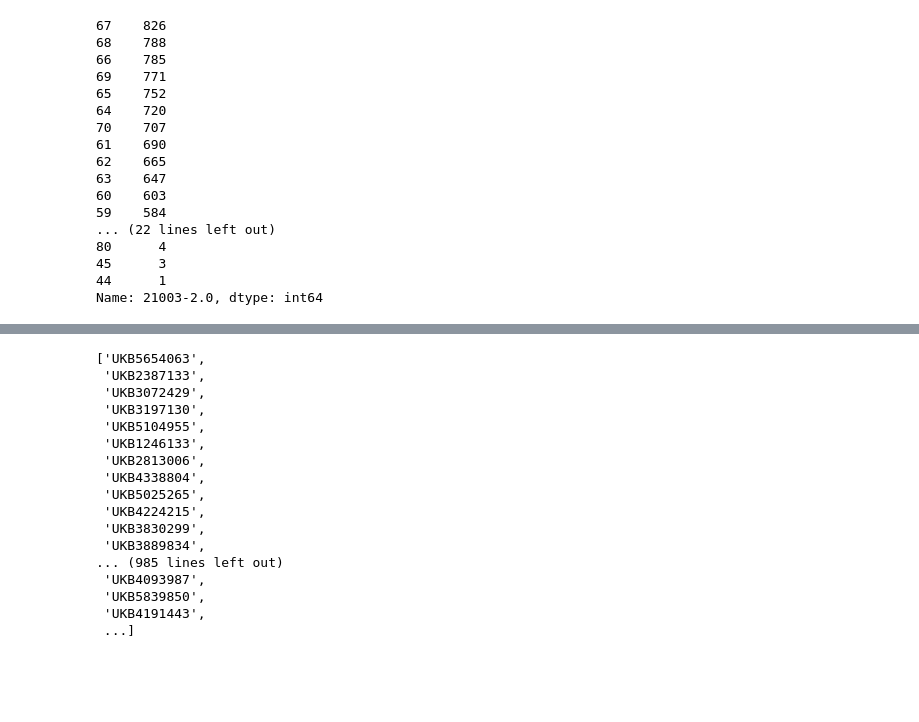
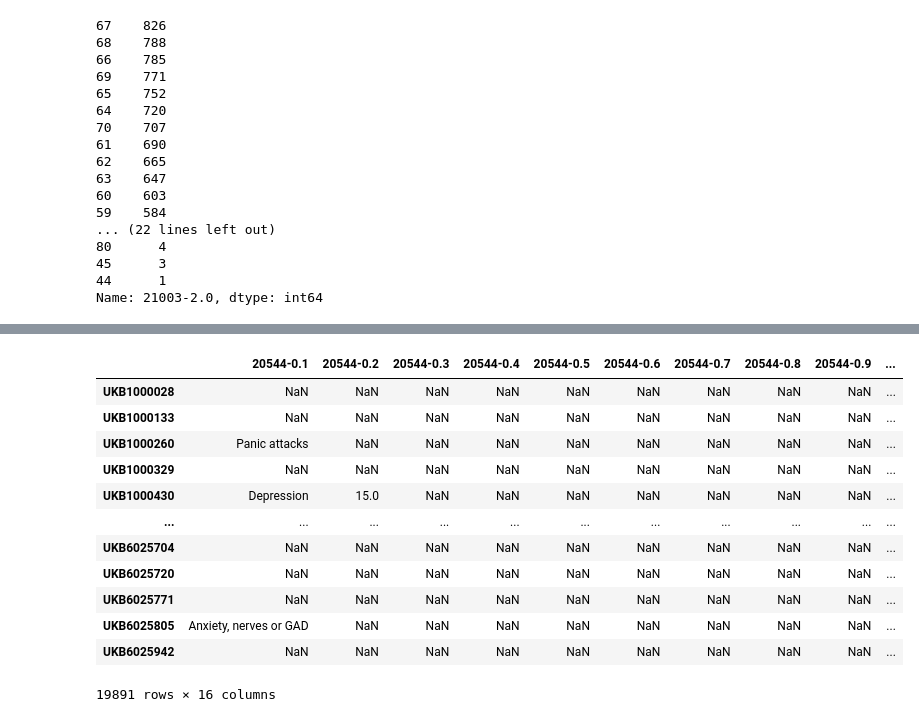
Before and after one commit to kamilest/brain-age-gnn, a Jupyter notebook: notebooks/phenotype.ipynb, the cells around one changed output, grey strips where cells are left out. Drawn from its saved outputs; the diff is of its cells as text; code cells hidden in the pictures; blank space fills up the shorter version.

Commit message:
Update phenotype exploration of phenotype features, test cases.

```diff
--- a/notebooks/phenotype.ipynb
+++ b/notebooks/phenotype.ipynb
@@ -293,20 +374,16 @@ labels = phenotype_train['21003-2.0'][idx].to_list()
-# %%
-phenotype_train.iloc[idx].index.tolist()
-# %% [output]
-['UKB5654063',
- 'UKB2387133',
- 'UKB3072429',
- 'UKB3197130',
- 'UKB5104955',
- 'UKB1246133',
- 'UKB2813006',
- 'UKB4338804',
- 'UKB5025265',
- 'UKB4224215',
- 'UKB3830299',
- 'UKB3889834',
-... (985 lines left out)
- 'UKB4093987',
- 'UKB5839850',
- 'UKB4191443',
- ...]
+# %%
+phenotype[['20544-0.' + str(i) for i in range(1, 17)]]
+# %% [output]
+|  | 20544-0.1 | 20544-0.2 | 20544-0.3 | 20544-0.4 | 20544-0.5 | 20544-0.6 | 20544-0.7 | 20544-0.8 | 20544-0.9 | ... |
+| UKB1000028 | NaN | NaN | NaN | NaN | NaN | NaN | NaN | NaN | NaN | ... |
+| UKB1000133 | NaN | NaN | NaN | NaN | NaN | NaN | NaN | NaN | NaN | ... |
+| UKB1000260 | Panic attacks | NaN | NaN | NaN | NaN | NaN | NaN | NaN | NaN | ... |
+| UKB1000329 | NaN | NaN | NaN | NaN | NaN | NaN | NaN | NaN | NaN | ... |
+| UKB1000430 | Depression | 15.0 | NaN | NaN | NaN | NaN | NaN | NaN | NaN | ... |
+| ... | ... | ... | ... | ... | ... | ... | ... | ... | ... | ... |
+| UKB6025704 | NaN | NaN | NaN | NaN | NaN | NaN | NaN | NaN | NaN | ... |
+| UKB6025720 | NaN | NaN | NaN | NaN | NaN | NaN | NaN | NaN | NaN | ... |
+| UKB6025771 | NaN | NaN | NaN | NaN | NaN | NaN | NaN | NaN | NaN | ... |
+| UKB6025805 | Anxiety, nerves or GAD | NaN | NaN | NaN | NaN | NaN | NaN | NaN | NaN | ... |
+| UKB6025942 | NaN | NaN | NaN | NaN | NaN | NaN | NaN | NaN | NaN | ... |
+19891 rows × 16 columns
```
Also changed, not shown: parts of 30 cells of this notebook.
